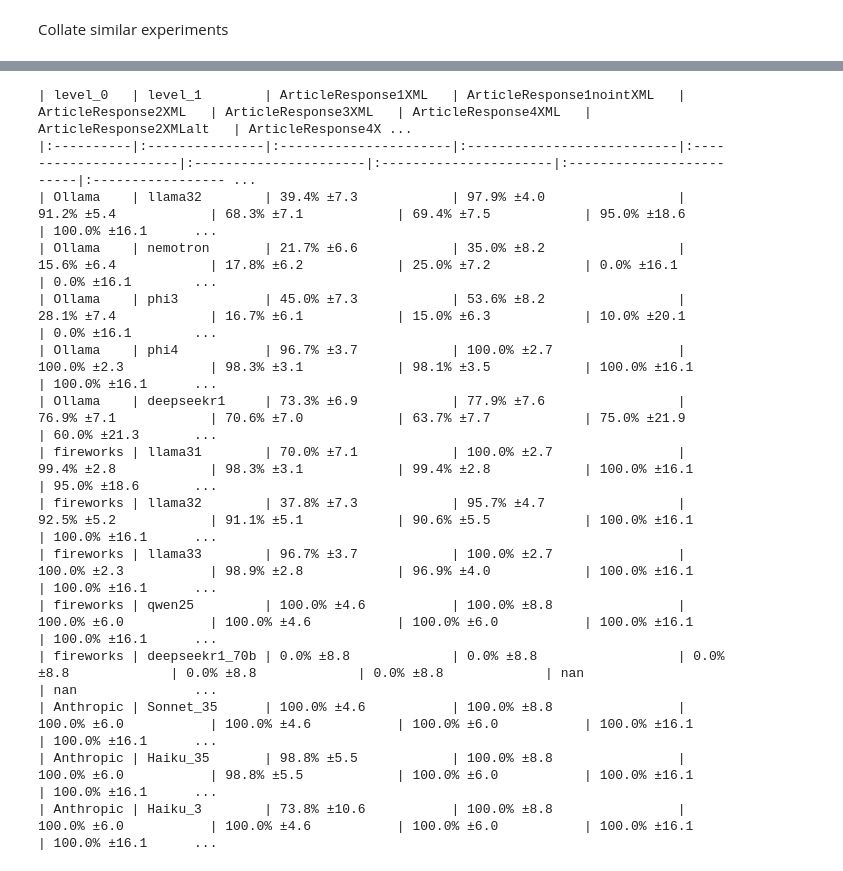
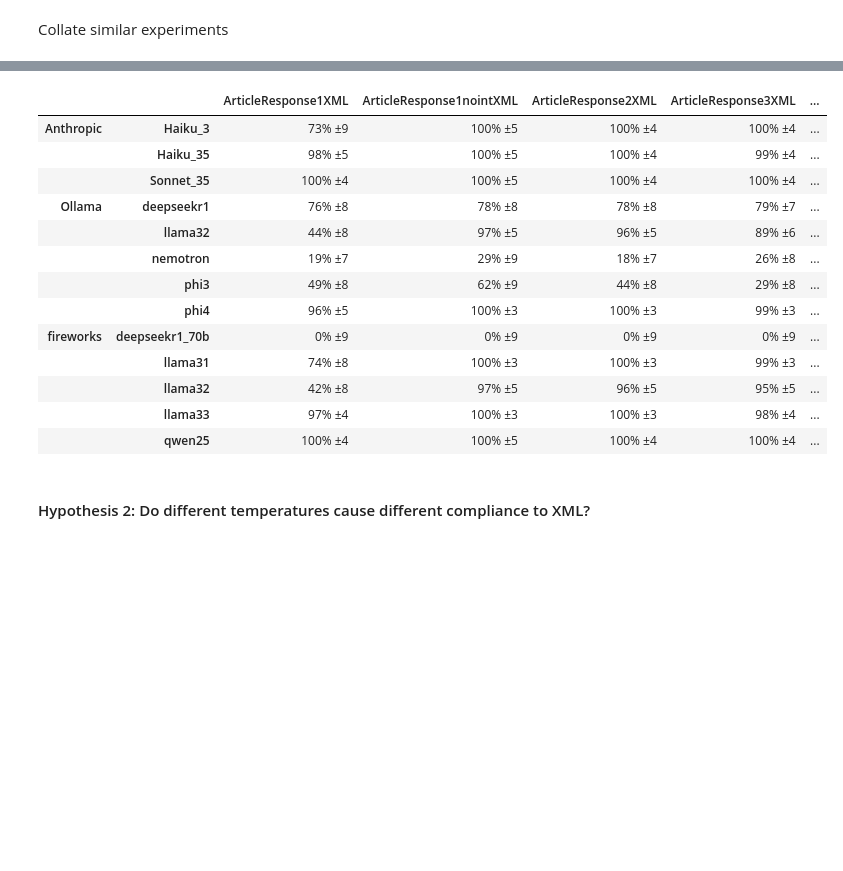
Before and after one commit to adocherty/mastering-structured-output, a Jupyter notebook: collate_and_test_results.ipynb, the cells around one changed output, grey strips where cells are left out. Cells and saved outputs as stored; diff of their text form; code cells hidden in the pictures; blank space fills up the shorter version.

Commit message:
Added collated experiments notebook, updated analysis code to use alternative search modes for Pydantic XML.

```diff
--- a/collate_and_test_results.ipynb
+++ b/collate_and_test_results.ipynb
@@ -13,0 +25,7 @@ from hypothesis_testing import wilson_score_ci, results_to_table, compare_m_expe
+# %%
+# Temperature 0 - sys, user, parsers experiment
+# Includes Anthropic models
+results_temp_sup = {}
+experiment_date = "28-02-25"
+experiment_num = "6"
+metadata6 = load_experiment_summary(experiment_num, experiment_date, results_temp_sup)
@@ -363,22 +486,0 @@ df_ci
-# %%
-print(
-    tabulate.tabulate(
-        df_ci.reset_index(), headers="keys", tablefmt="pipe", showindex=False
-    )
-)
-# %% [output]
-| level_0   | level_1        | ArticleResponse1XML   | ArticleResponse1nointXML   | ArticleResponse2XML   | ArticleResponse3XML   | ArticleResponse4XML   | ArticleResponse2XMLalt   | ArticleResponse4X ...
-|:----------|:---------------|:----------------------|:---------------------------|:----------------------|:----------------------|:----------------------|:-------------------------|:----------------- ...
-| Ollama    | llama32        | 39.4% ±7.3            | 97.9% ±4.0                 | 91.2% ±5.4            | 68.3% ±7.1            | 69.4% ±7.5            | 95.0% ±18.6              | 100.0% ±16.1      ...
-| Ollama    | nemotron       | 21.7% ±6.6            | 35.0% ±8.2                 | 15.6% ±6.4            | 17.8% ±6.2            | 25.0% ±7.2            | 0.0% ±16.1               | 0.0% ±16.1        ...
-| Ollama    | phi3           | 45.0% ±7.3            | 53.6% ±8.2                 | 28.1% ±7.4            | 16.7% ±6.1            | 15.0% ±6.3            | 10.0% ±20.1              | 0.0% ±16.1        ...
-| Ollama    | phi4           | 96.7% ±3.7            | 100.0% ±2.7                | 100.0% ±2.3           | 98.3% ±3.1            | 98.1% ±3.5            | 100.0% ±16.1             | 100.0% ±16.1      ...
-| Ollama    | deepseekr1     | 73.3% ±6.9            | 77.9% ±7.6                 | 76.9% ±7.1            | 70.6% ±7.0            | 63.7% ±7.7            | 75.0% ±21.9              | 60.0% ±21.3       ...
-| fireworks | llama31        | 70.0% ±7.1            | 100.0% ±2.7                | 99.4% ±2.8            | 98.3% ±3.1            | 99.4% ±2.8            | 100.0% ±16.1             | 95.0% ±18.6       ...
-| fireworks | llama32        | 37.8% ±7.3            | 95.7% ±4.7                 | 92.5% ±5.2            | 91.1% ±5.1            | 90.6% ±5.5            | 100.0% ±16.1             | 100.0% ±16.1      ...
-| fireworks | llama33        | 96.7% ±3.7            | 100.0% ±2.7                | 100.0% ±2.3           | 98.9% ±2.8            | 96.9% ±4.0            | 100.0% ±16.1             | 100.0% ±16.1      ...
-| fireworks | qwen25         | 100.0% ±4.6           | 100.0% ±8.8                | 100.0% ±6.0           | 100.0% ±4.6           | 100.0% ±6.0           | 100.0% ±16.1             | 100.0% ±16.1      ...
-| fireworks | deepseekr1_70b | 0.0% ±8.8             | 0.0% ±8.8                  | 0.0% ±8.8             | 0.0% ±8.8             | 0.0% ±8.8             | nan                      | nan               ...
-| Anthropic | Sonnet_35      | 100.0% ±4.6           | 100.0% ±8.8                | 100.0% ±6.0           | 100.0% ±4.6           | 100.0% ±6.0           | 100.0% ±16.1             | 100.0% ±16.1      ...
-| Anthropic | Haiku_35       | 98.8% ±5.5            | 100.0% ±8.8                | 100.0% ±6.0           | 98.8% ±5.5            | 100.0% ±6.0           | 100.0% ±16.1             | 100.0% ±16.1      ...
-| Anthropic | Haiku_3        | 73.8% ±10.6           | 100.0% ±8.8                | 100.0% ±6.0           | 100.0% ±4.6           | 100.0% ±6.0           | 100.0% ±16.1             | 100.0% ±16.1      ...
@@ -384,0 +501,49 @@ print(
+# %%
+classes = generate_xml_classes(search_mode="unordered")
+structured_formats_xml = [
+    dict(pydantic=schema, format_instructions=None)
+    for name, schema in classes.items()
+    if name.startswith("ArticleResponse")
+]
+combined_experiment_sys_user_relaxed = {
+    "models": [
+        analyse_xml_experiment(
+            ex_results,
+            structured_formats_xml,
+            verbose=False,
+        )
+        for ex_results in combined_experiment_sys_user["models"]
+    ]
+}
+# %%
+res_table_1 = results_to_table(
+    combined_experiment_sys_user,
+    combine_levels=False,
+    cell_format=format_ci_pm,
+    markdown=False,
+)
+res_table_2 = results_to_table(
+    combined_experiment_sys_user_relaxed,
+    combine_levels=False,
+    cell_format=format_ci_pm,
+    markdown=False,
+    compare_to=res_table_1,
+)
+res_table_2
+# %% [output]
+|  |  | ArticleResponse1XML | ArticleResponse1nointXML | ArticleResponse2XML | ArticleResponse3XML | ... |
+| Anthropic | Haiku_3 | 73% ±9 | 100% ±5 | 100% ±4 | 100% ±4 | ... |
+|  | Haiku_35 | 98% ±5 | 100% ±5 | 100% ±4 | 99% ±4 | ... |
+|  | Sonnet_35 | 100% ±4 | 100% ±5 | 100% ±4 | 100% ±4 | ... |
+| Ollama | deepseekr1 | 76% ±8 | 78% ±8 | 78% ±8 | 79% ±7 | ... |
+|  | llama32 | 44% ±8 | 97% ±5 | 96% ±5 | 89% ±6 | ... |
+|  | nemotron | 19% ±7 | 29% ±9 | 18% ±7 | 26% ±8 | ... |
+|  | phi3 | 49% ±8 | 62% ±9 | 44% ±8 | 29% ±8 | ... |
+|  | phi4 | 96% ±5 | 100% ±3 | 100% ±3 | 99% ±3 | ... |
+| fireworks | deepseekr1_70b | 0% ±9 | 0% ±9 | 0% ±9 | 0% ±9 | ... |
+|  | llama31 | 74% ±8 | 100% ±3 | 100% ±3 | 99% ±3 | ... |
+|  | llama32 | 42% ±8 | 97% ±5 | 96% ±5 | 95% ±5 | ... |
+|  | llama33 | 97% ±4 | 100% ±3 | 100% ±3 | 98% ±4 | ... |
+|  | qwen25 | 100% ±4 | 100% ±5 | 100% ±4 | 100% ±4 | ... |
+# %% [markdown]
+#### Hypothesis 2: Do different temperatures cause different compliance to XML?
```
Also changed, not shown: parts of 61 cells of this notebook, 3 other files.
